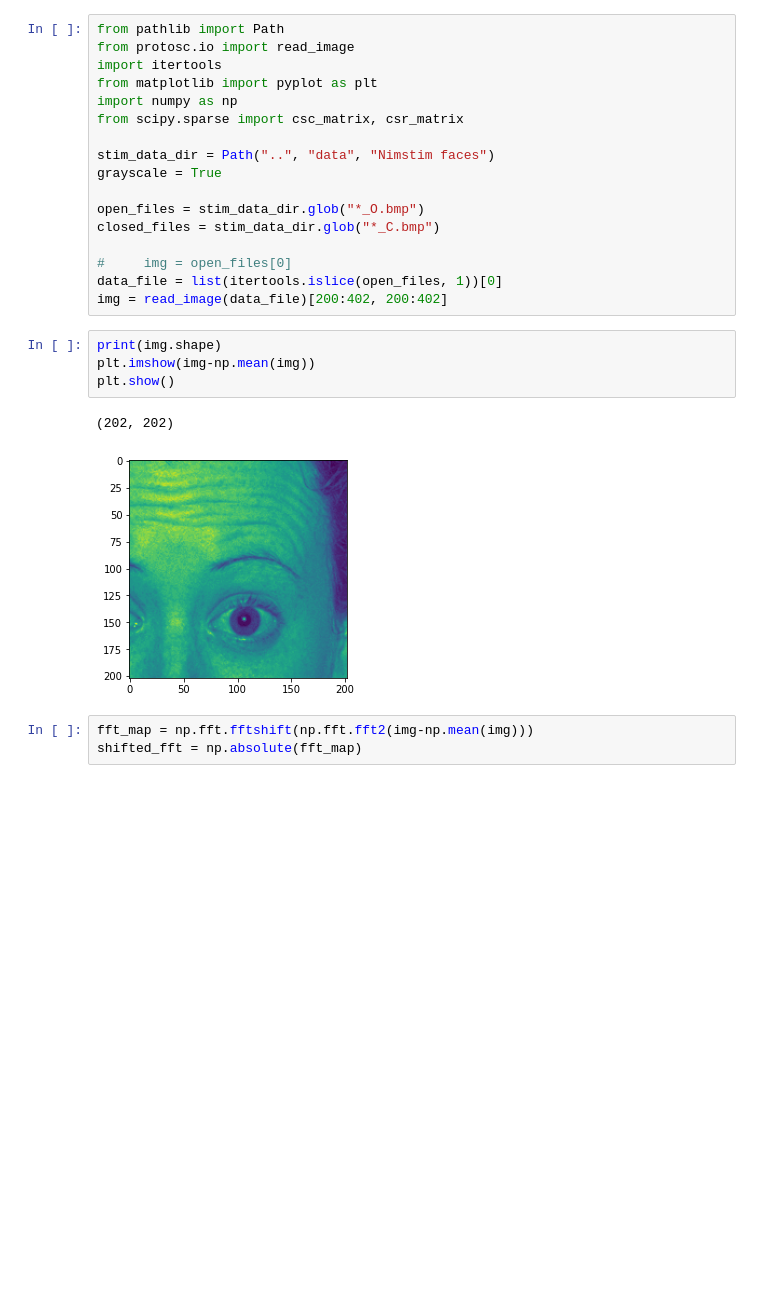
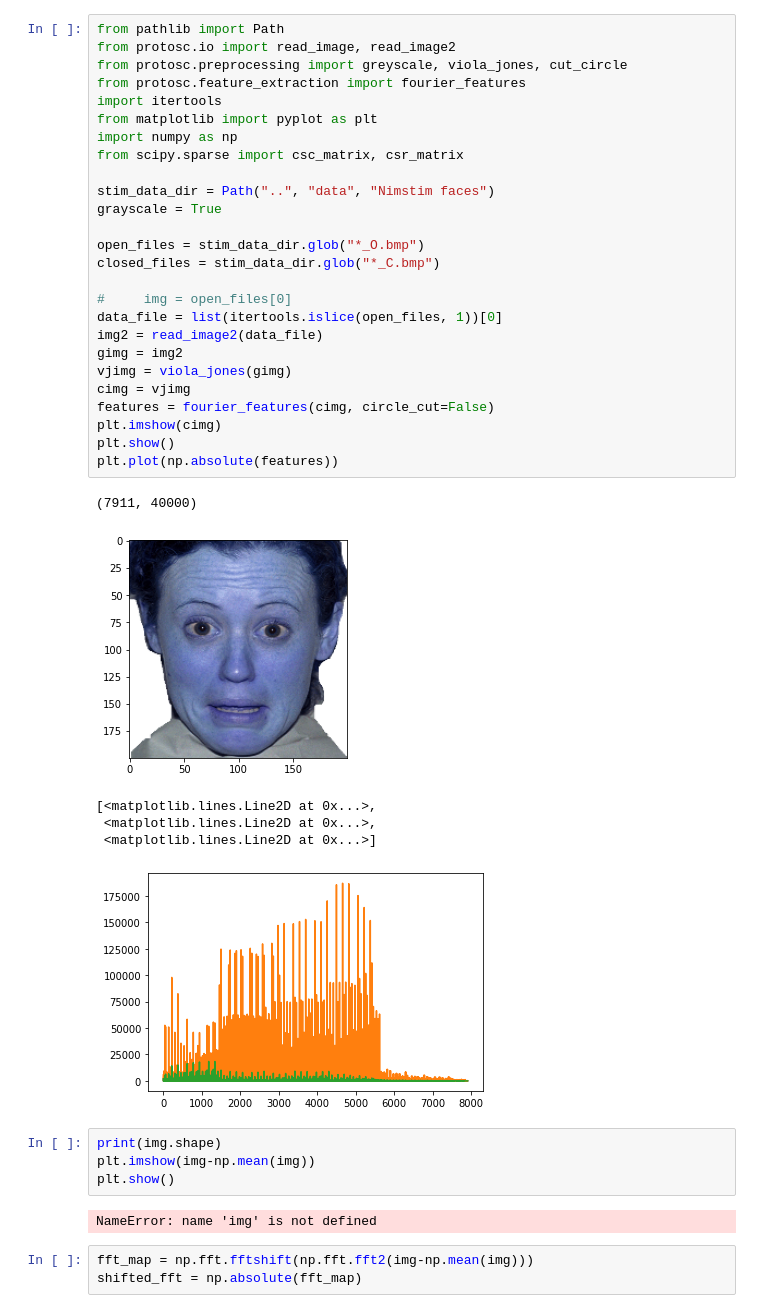
Before and after one commit to UtrechtUniversity/protosc, a Jupyter notebook: examples/fft_test.ipynb, the cells around one changed output. Saved outputs shown, nothing was run; the diff lists cells and outputs as text; blank space fills up the shorter version.

```diff
--- a/examples/fft_test.ipynb
+++ b/examples/fft_test.ipynb
@@ -1,27 +1,42 @@
 # %%
 from pathlib import Path
-from protosc.io import read_image
+from protosc.io import read_image, read_image2
+from protosc.preprocessing import greyscale, viola_jones, cut_circle
+from protosc.feature_extraction import fourier_features
 import itertools
 from matplotlib import pyplot as plt
 import numpy as np
 from scipy.sparse import csc_matrix, csr_matrix
 
 stim_data_dir = Path("..", "data", "Nimstim faces")
 grayscale = True
 
 open_files = stim_data_dir.glob("*_O.bmp")
 closed_files = stim_data_dir.glob("*_C.bmp")
 
 #     img = open_files[0]
 data_file = list(itertools.islice(open_files, 1))[0]
-img = read_image(data_file)[200:402, 200:402]
+img2 = read_image2(data_file)
+gimg = img2
+vjimg = viola_jones(gimg)
+cimg = vjimg
+features = fourier_features(cimg, circle_cut=False)
+plt.imshow(cimg)
+plt.show()
+plt.plot(np.absolute(features))
+# %% [output]
+(7911, 40000)
+[figure, added]
+[<matplotlib.lines.Line2D at 0x...>,
+ <matplotlib.lines.Line2D at 0x...>,
+ <matplotlib.lines.Line2D at 0x...>]
+[figure, added]
 # %%
 print(img.shape)
 plt.imshow(img-np.mean(img))
 plt.show()
 # %% [output]
-(202, 202)
+NameError: name 'img' is not defined
-[figure, removed]
 # %%
 fft_map = np.fft.fftshift(np.fft.fft2(img-np.mean(img)))
 shifted_fft = np.absolute(fft_map)
```
Also changed, not shown: parts of 4 cells of this notebook, 4 other files.
